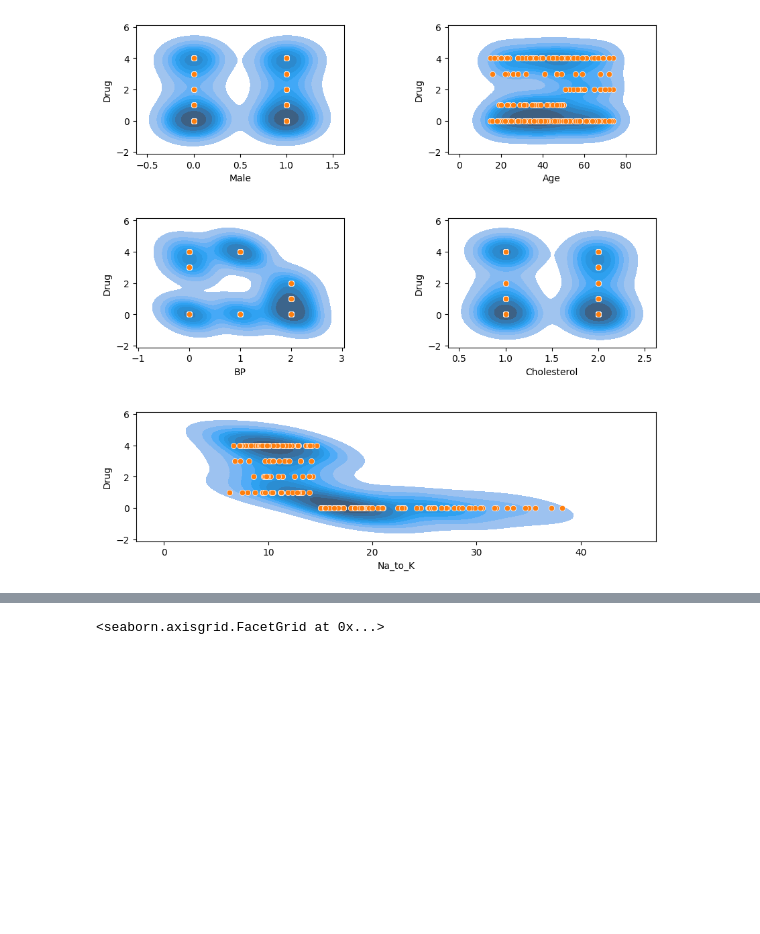
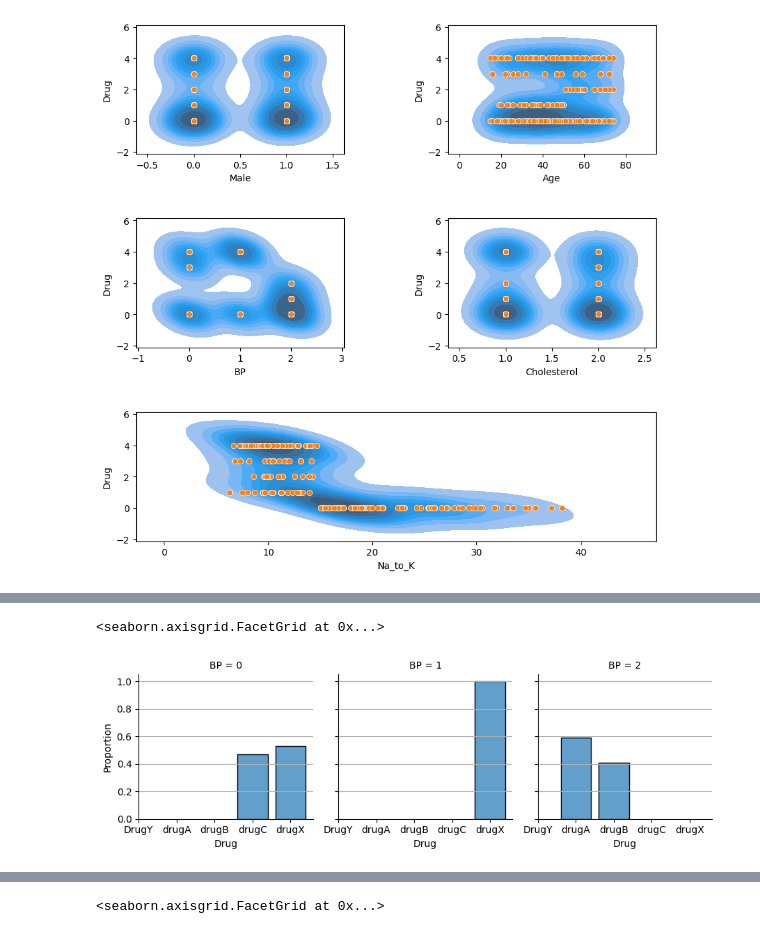
Before and after one commit to MarcioB1999/classificador_drogas, a Jupyter notebook: Classificação_Drug.ipynb, the cells around one changed output, grey strips where cells are left out. Saved outputs shown, nothing was run; the diff lists cells and outputs as text; code cells hidden in the pictures; blank space fills up the shorter version.

```diff
--- a/Classificação_Drug.ipynb
+++ b/Classificação_Drug.ipynb
@@ -217,0 +232,8 @@ sns.displot(
+# %%
+g = sns.FacetGrid(df[df['Na_to_K']<15], col="BP")
+g.map(sns.histplot,'Drug', alpha=.7,discrete=True, shrink=.8,stat='proportion')
+g.map_dataframe(visual_1)
+g.add_legend()
+# %% [output]
+<seaborn.axisgrid.FacetGrid at 0x...>
+[figure, added]
```
Also changed, not shown: parts of 15 cells of this notebook.
